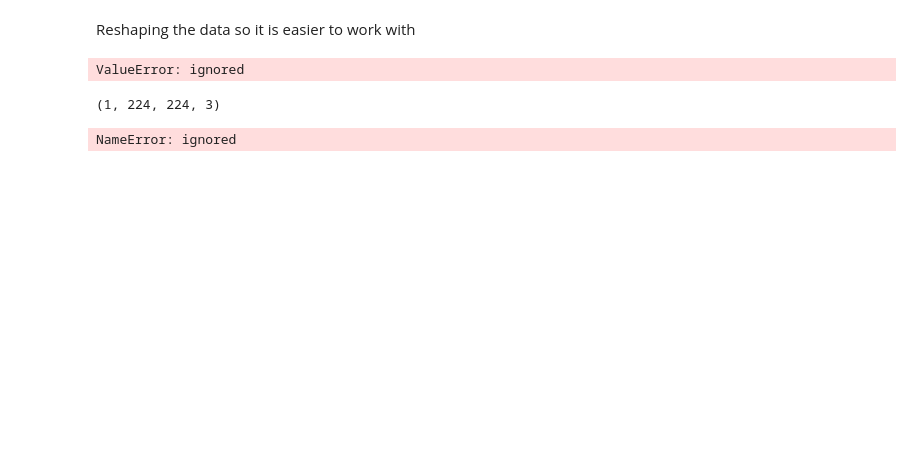
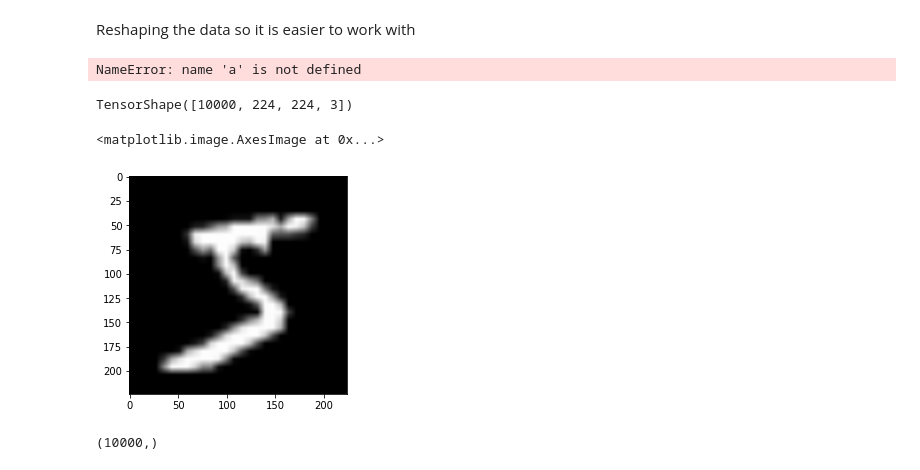
Before and after one commit to mallen-11/math-problem-solver, a Jupyter notebook: Notebooks/Transfer_Learning_Second_Trial.ipynb, the cells around one changed output. Drawn from its saved outputs; the diff is of its cells as text; code cells hidden in the pictures; blank space fills up the shorter version.

```diff
--- a/Notebooks/Transfer_Learning_Second_Trial.ipynb
+++ b/Notebooks/Transfer_Learning_Second_Trial.ipynb
@@ -28,6 +35,8 @@ Loading the Data
 mnist = tf.keras.datasets.mnist
 
 (X_train, y_train), (X_test, y_test) = mnist.load_data()
+# %%
+X_train = X_train[:10000]
 # %%
 IMAGE_SHAPE = (224,224)
 # %%
@@ -42,26 +51,30 @@ X_test = X_test.reshape(-1,28,28,1)
 #Normalizing the pixels
 X_train = X_train / 255
 X_test = X_test / 255
+# %%
+a
+#X_train_resized = np.zeros(shape=(60000, 224, 224, 3))
+# %% [output]
+NameError: name 'a' is not defined
 # %%
-newlist = []
-for img in X_train:
-    X_train_img = tf.keras.preprocessing.image.array_to_img(img)
-    X_train_img = tf.image.resize(img, IMAGE_SHAPE)
-    X_train_img = tf.image.grayscale_to_rgb(X_train_img)
-    X_train_img = tf.keras.preprocessing.image.img_to_array(X_train_img)
-    newlist.append(X_train_img)
+
+X_train_img = tf.image.resize(X_train, IMAGE_SHAPE)
+X_train_img = tf.image.grayscale_to_rgb(X_train_img)
+#X_train_resized[] = X_train_img
-# %%
-X_new = X_new.reshape(4,224,224,3)
-# %% [output]
-ValueError: ignored
 # %%
-X_new.shape
+X_train_img.shape
 # %% [output]
-(1, 224, 224, 3)
+TensorShape([10000, 224, 224, 3])
 # %%
-plt.imshow(X_train_img)
+plt.imshow(X_train_img[0])
 # %% [output]
-NameError: ignored
+<matplotlib.image.AxesImage at 0x...>
+[figure, added]
+# %%
+y_train = y_train[:10000]
+y_train.shape
+# %% [output]
+(10000,)
 # %%
 m = tf.keras.Sequential([
     hub.KerasLayer("https://tfhub.dev/google/imagenet/resnet_v2_50/feature_vector/4",
```
Also changed, not shown: parts of 5 cells of this notebook.
